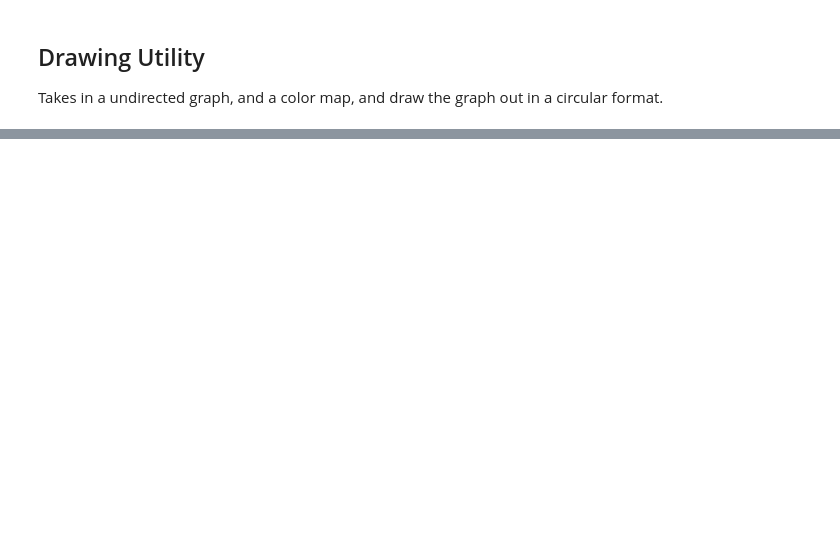
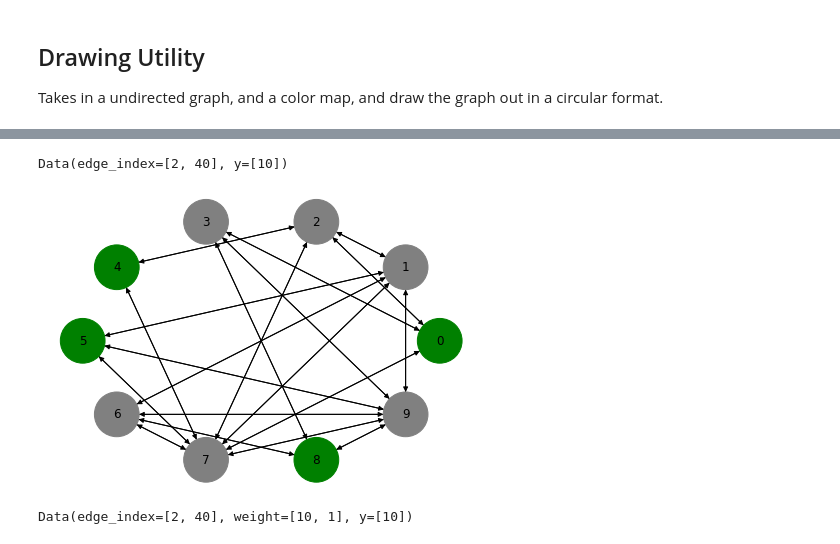
Before and after one commit to Zeyuzhao/DeepKidney, a Jupyter notebook: dataset_loader.ipynb, the cells around one changed output, grey strips where cells are left out. Cells and saved outputs as stored; diff of their text form; code cells hidden in the pictures; blank space fills up the shorter version.

```diff
--- a/dataset_loader.ipynb
+++ b/dataset_loader.ipynb
@@ -60,5 +60,9 @@ label_frame.head()
 # %%
-class MaxIndSetDataset(Dataset):
+import torch
+from torch_geometric.data import InMemoryDataset, DataLoader
+from torch_geometric.utils import from_networkx
+
+class MaxIndSetDataset(InMemoryDataset):
     """Graphs labelled with its Maximum Independent Set"""
 
     def __init__(self, csv_file = None, root_dir = None, tar_dir = None):
@@ -71,21 +75,25 @@ class MaxIndSetDataset(Dataset):
                     label_arr.append([row[0]] + sorted(row[1:]))
             self.label_frame = pd.DataFrame(data=label_arr)
             self.root_dir = root_dir
+            self.transform = None
         else:
             raise NotImplementedError("Need to supply csv_file and root_dir")
     def __len__(self):
         return len(self.label_frame)
 
-    def __getitem__(self, idx):
+    def get(self, idx):
         graph_name = os.path.join(self.root_dir, self.label_frame.iloc[idx, 0])
-        graph = nx.read_adjlist(graph_name)
+        graph = nx.read_adjlist(graph_name, nodetype=int)
         label_array = np.array(self.label_frame.iloc[idx, 1:].dropna(), dtype=np.int)
 
-        # print(label_array)
-        # A binary vector of the nodes used        print(i)
+        # A binary vector of the nodes used
         label_bin = np.zeros(len(graph.nodes))
         label_bin[label_array] = 1
 
         sample = {"graph": graph, "label": label_bin}
-        return sample
+
+        #
+        data = from_networkx(sample["graph"])
+        data.y = torch.tensor(sample["label"], dtype=torch.int64) # Use pytorch tensor
+        return data
 # %%
@@ -97,0 +223,17 @@ draw_entry(generic_bin_dataset[9])
+# %%
+test_dataset = MaxIndSetDataset(csv_file='data/small_test/label.csv',
+                                       root_dir='data/small_test/')
+# %%
+ex = test_dataset[7]
+ex
+# %% [output]
+Data(edge_index=[2, 40], y=[10])
+# %%
+draw_entry(ex)
+# %% [output]
+[figure, added]
+# %%
+ex["weight"] = torch.ones([len(ex["y"])]).reshape(-1, 1)
+ex.to(device)
+# %% [output]
+Data(edge_index=[2, 40], weight=[10, 1], y=[10])
```
Also changed, not shown: parts of 15 cells of this notebook, 10 other files.
